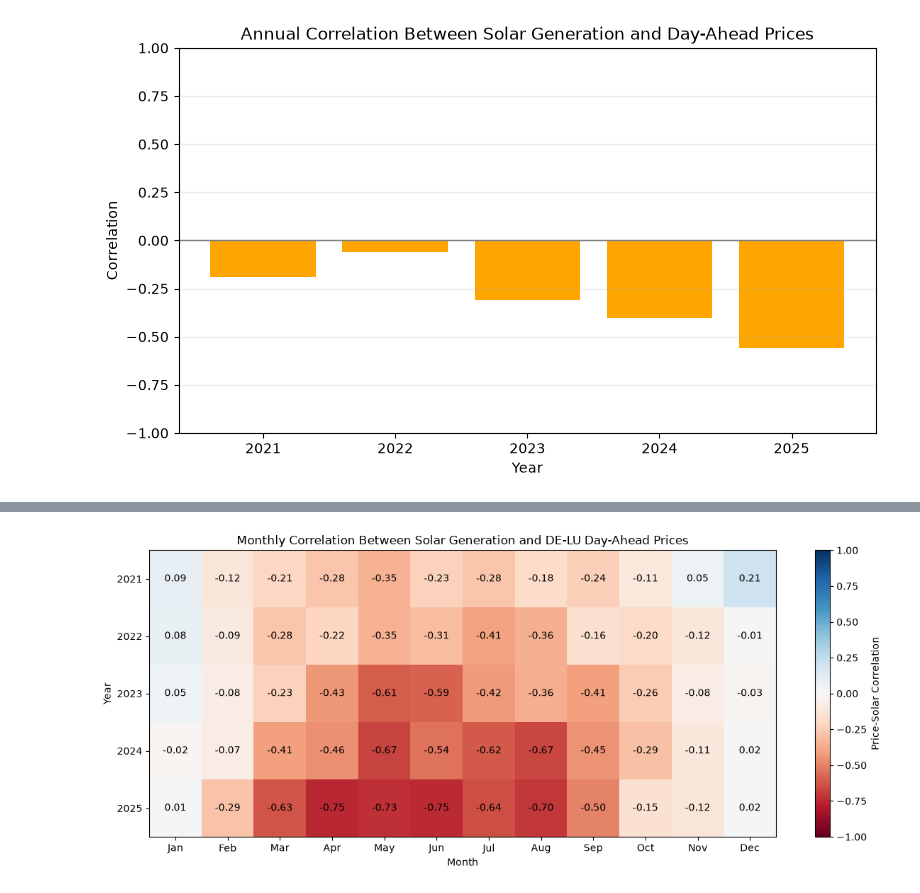
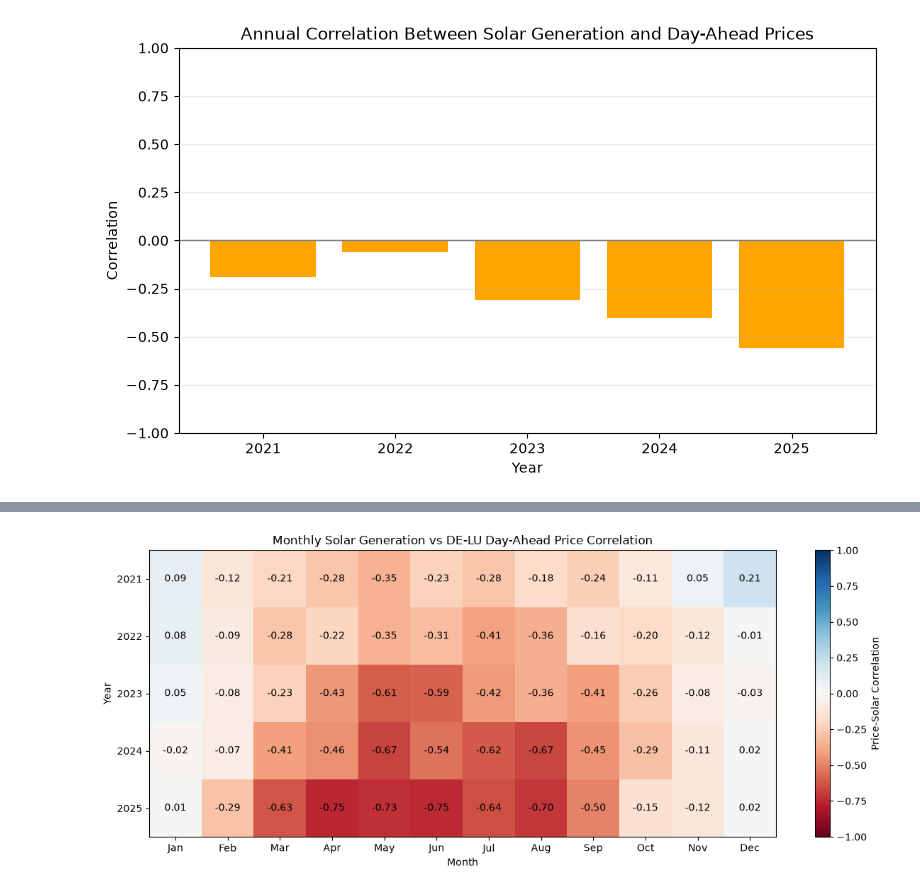
Before and after one commit to AkingCode007/solar-ppa-pricing-hedging, a Jupyter notebook: notebooks/01_market_data_and_capture.ipynb, the cells around one changed output, grey strips where cells are left out. Drawn from its saved outputs; the diff is of its cells as text; code cells hidden in the pictures.

```diff
--- a/notebooks/01_market_data_and_capture.ipynb
+++ b/notebooks/01_market_data_and_capture.ipynb
@@ -918,4 +573,6 @@ display(capture_rate_matrix.round(1))
 # %%
+#script for heat matrix of the capture rate by year and month, with years as rows and months as columns
+
 month_labels = [
     "Jan", "Feb", "Mar", "Apr", "May", "Jun",
     "Jul", "Aug", "Sep", "Oct", "Nov", "Dec"
@@ -934,12 +591,9 @@ heatmap = ax.imshow(
 ax.set_xticks(np.arange(12))
 ax.set_xticklabels(month_labels)
 
-ax.set_yticks(
-    np.arange(len(capture_rate_matrix.index))
-)
-ax.set_yticklabels(
-    capture_rate_matrix.index
-)
+ax.set_yticks(np.arange(len(capture_rate_matrix.index)))
+
+ax.set_yticklabels(capture_rate_matrix.index)
 
 ax.set_xlabel("Month")
 ax.set_ylabel("Year")
@@ -947,6 +601,7 @@ ax.set_ylabel("Year")
 ax.set_title(
     "Monthly Solar Capture Rate in Germany"
 )
+
 
 for i in range(capture_rate_matrix.shape[0]):
     for j in range(capture_rate_matrix.shape[1]):
@@ -1224,52 +788,52 @@ display(correlation_matrix.round(2))
 # %%
-month_labels = [
+# Labels
+months = [
     "Jan", "Feb", "Mar", "Apr", "May", "Jun",
     "Jul", "Aug", "Sep", "Oct", "Nov", "Dec"
 ]
 
+# Heatmap
 fig, ax = plt.subplots(figsize=(12, 5))
 
 heatmap = ax.imshow(
-    correlation_matrix.values,
+    correlation_matrix,
     cmap="RdBu",
     vmin=-1,
     vmax=1,
     aspect="auto"
 )
 
-ax.set_xticks(np.arange(12))
-ax.set_xticklabels(month_labels)
+# Axes
+ax.set(
+    title="Monthly Solar Generation vs DE-LU Day-Ahead Price Correlation",
+    xlabel="Month",
+    ylabel="Year",
+    xticks=range(12),
+    yticks=range(len(correlation_matrix))
+)
 
-ax.set_yticks(np.arange(len(correlation_matrix.index)))
+ax.set_xticklabels(months)
 ax.set_yticklabels(correlation_matrix.index)
 
-ax.set_xlabel("Month")
-ax.set_ylabel("Year")
-ax.set_title(
-    "Monthly Correlation Between Solar Generation and DE-LU Day-Ahead Prices"
-)
-
+# Values inside cells
 for i in range(correlation_matrix.shape[0]):
     for j in range(correlation_matrix.shape[1]):
-
-        value = correlation_matrix.iloc[i, j]
-
         ax.text(
-            j,
-            i,
-            f"{value:.2f}",
+            j, i,
+            f"{correlation_matrix.iloc[i, j]:.2f}",
             ha="center",
             va="center"
         )
 
+# Color scale
 fig.colorbar(
     heatmap,
     ax=ax,
     label="Price-Solar Correlation"
 )
 
 fig.tight_layout()
 plt.show()
 # %% [output]
-[figure, old version]
+[figure, new version]
 # %% [markdown]
```
Also changed, not shown: parts of 51 cells of this notebook.
